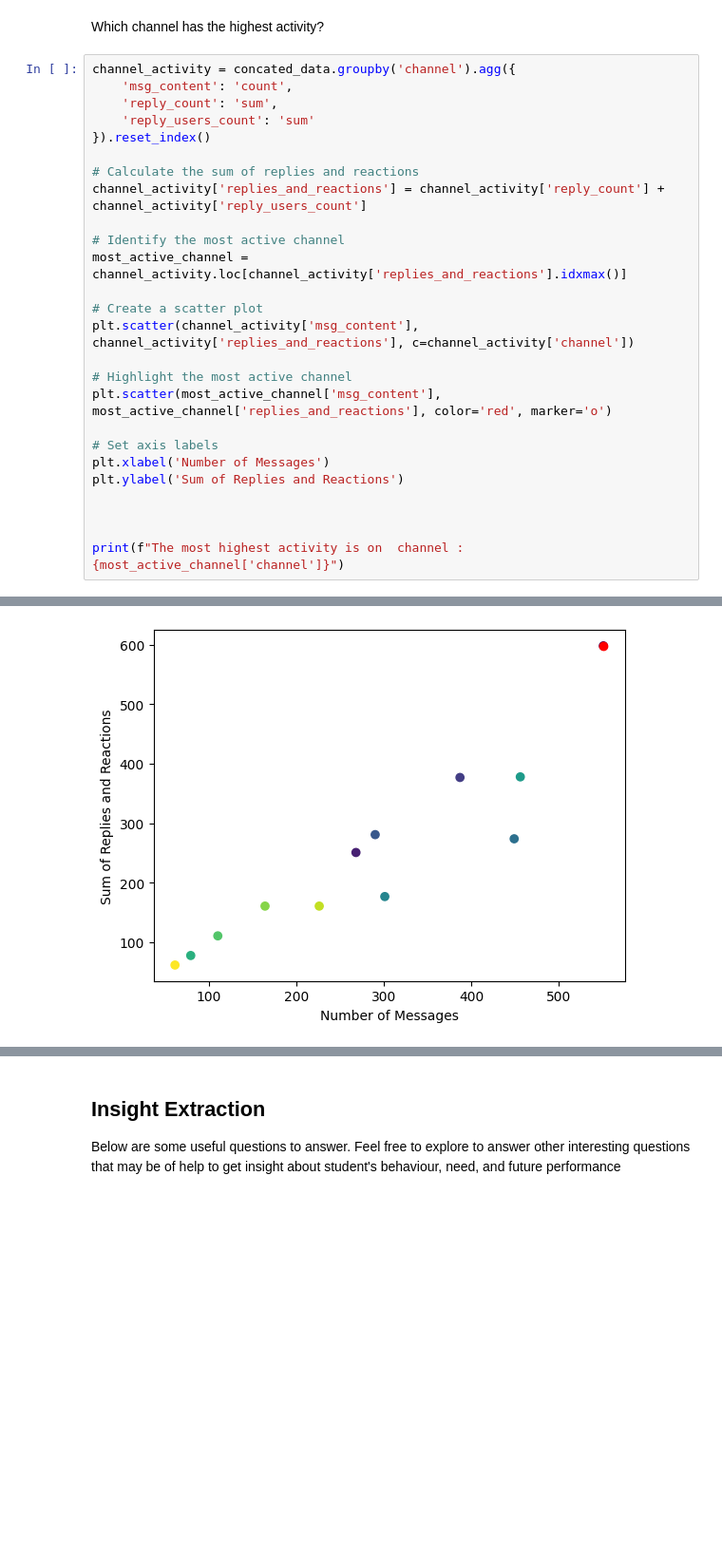
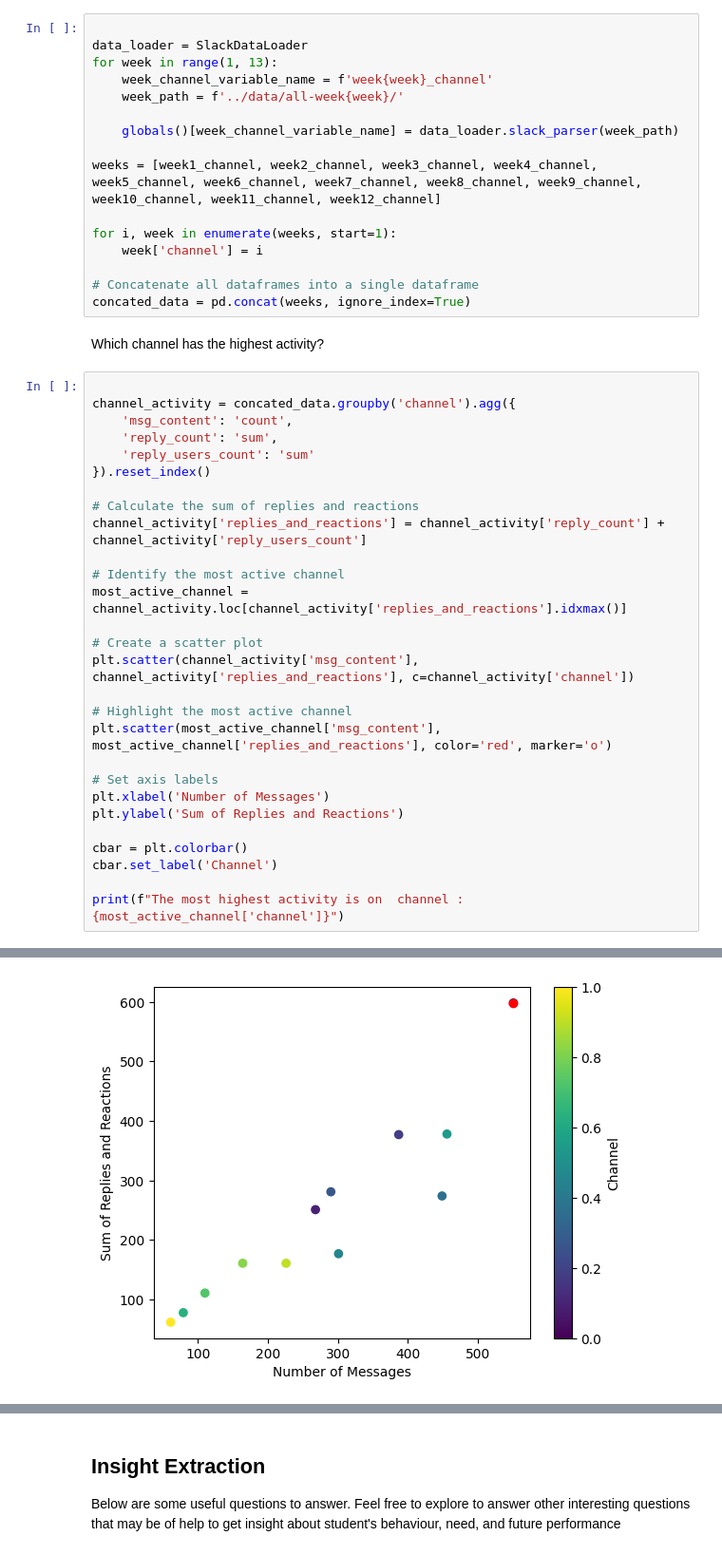
Before and after one commit to brook1167/Slack-analysis, a Jupyter notebook: notebooks/parse_slack_data.ipynb, the cells around one changed output, grey strips where cells are left out. Shown: that part at 95% size. Saved outputs shown, nothing was run; the diff lists cells and outputs as text; blank space fills up the shorter version.

Commit message:
fix plots

```diff
--- a/notebooks/parse_slack_data.ipynb
+++ b/notebooks/parse_slack_data.ipynb
@@ -268,35 +271,53 @@ top_messages_by_mentions[['msg_content', 'mention_count']]
 | 201 | Thank you <@U03UJGRN5E0> and <@U0... | 2 |
 | 204 | Thank You<@U03U9EJR362> and <@U03... | 2 |
 | 224 | thank you <@U03UH397319> <@U03UKL... | 2 |
+# %%
+
+data_loader = SlackDataLoader
+for week in range(1, 13):
+    week_channel_variable_name = f'week{week}_channel'
+    week_path = f'../data/all-week{week}/'
+
+    globals()[week_channel_variable_name] = data_loader.slack_parser(week_path)
+
+weeks = [week1_channel, week2_channel, week3_channel, week4_channel, week5_channel, week6_channel, week7_channel, week8_channel, week9_channel, week10_channel, week11_channel, week12_channel]
+
+for i, week in enumerate(weeks, start=1):
+    week['channel'] = i
+
+# Concatenate all dataframes into a single dataframe
+concated_data = pd.concat(weeks, ignore_index=True)
 # %% [markdown]
 Which channel has the highest activity?
 # %%
+
 channel_activity = concated_data.groupby('channel').agg({
     'msg_content': 'count',
     'reply_count': 'sum',
     'reply_users_count': 'sum'
 }).reset_index()
 
 # Calculate the sum of replies and reactions
 channel_activity['replies_and_reactions'] = channel_activity['reply_count'] + channel_activity['reply_users_count']
 
 # Identify the most active channel
 most_active_channel = channel_activity.loc[channel_activity['replies_and_reactions'].idxmax()]
 
 # Create a scatter plot
 plt.scatter(channel_activity['msg_content'], channel_activity['replies_and_reactions'], c=channel_activity['channel'])
 
 # Highlight the most active channel
 plt.scatter(most_active_channel['msg_content'], most_active_channel['replies_and_reactions'], color='red', marker='o')
 
 # Set axis labels
 plt.xlabel('Number of Messages')
 plt.ylabel('Sum of Replies and Reactions')
 
-
+cbar = plt.colorbar()
+cbar.set_label('Channel')
 
 print(f"The most highest activity is on  channel : {most_active_channel['channel']}")
 # %% [output]
 The most highest activity is on  channel : 1
-[figure, old version]
+[figure, new version]
 # %%
```
Also changed, not shown: parts of 2 cells of this notebook.
